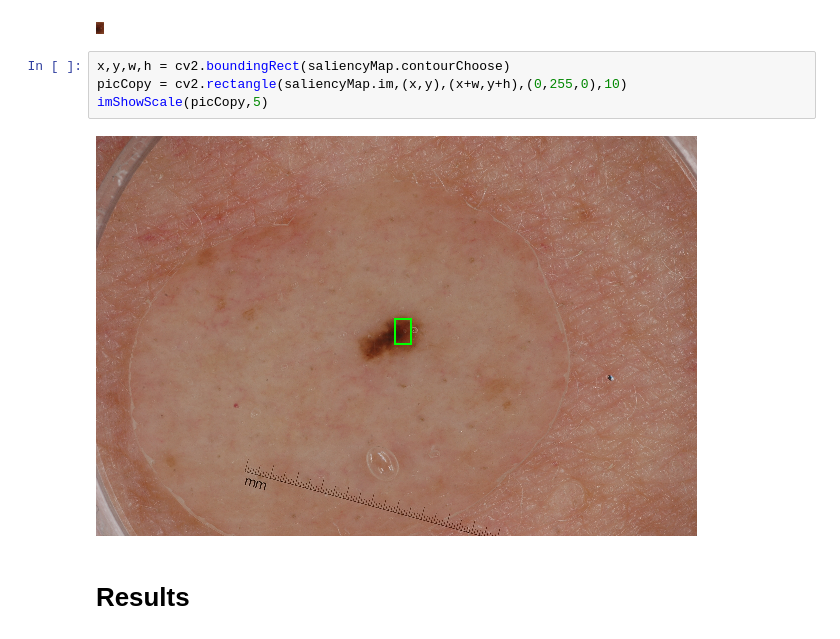
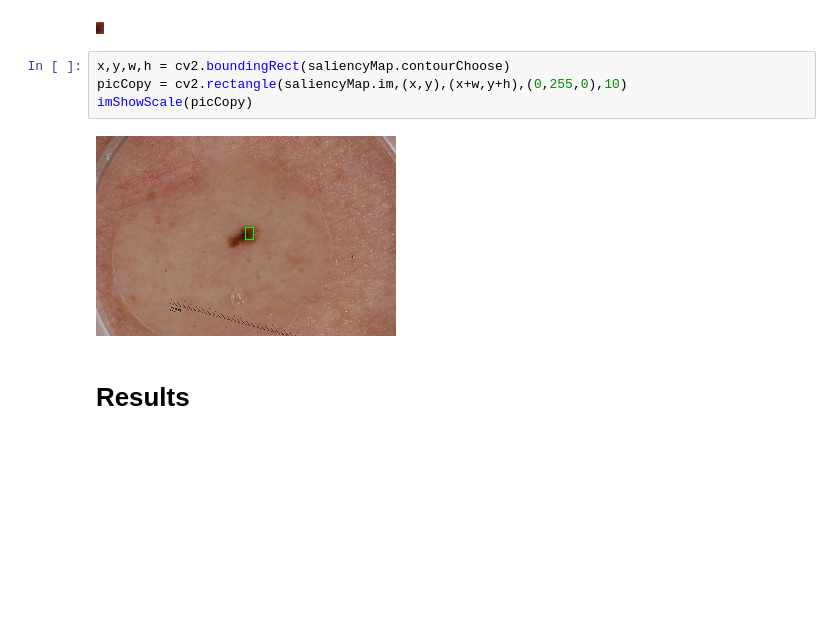
Before and after one commit to LaitNoisette/ISEP-Skin-Lesion-Classification, a Jupyter notebook: Saliency_Map.ipynb, the cells around one changed output. Cells and saved outputs as stored; diff of their text form; blank space fills up the shorter version.

```diff
--- a/Saliency_Map.ipynb
+++ b/Saliency_Map.ipynb
@@ -558,9 +558,9 @@ imShowScale(saliencyMap.imRoi)
 # %%
 x,y,w,h = cv2.boundingRect(saliencyMap.contourChoose)
 picCopy = cv2.rectangle(saliencyMap.im,(x,y),(x+w,y+h),(0,255,0),10)
-imShowScale(picCopy,5)
+imShowScale(picCopy)
 # %% [output]
-[figure, old version]
+[figure, new version]
 # %% [markdown]
 # Results
 # %%
```
Also changed, not shown: parts of 2 cells of this notebook.
